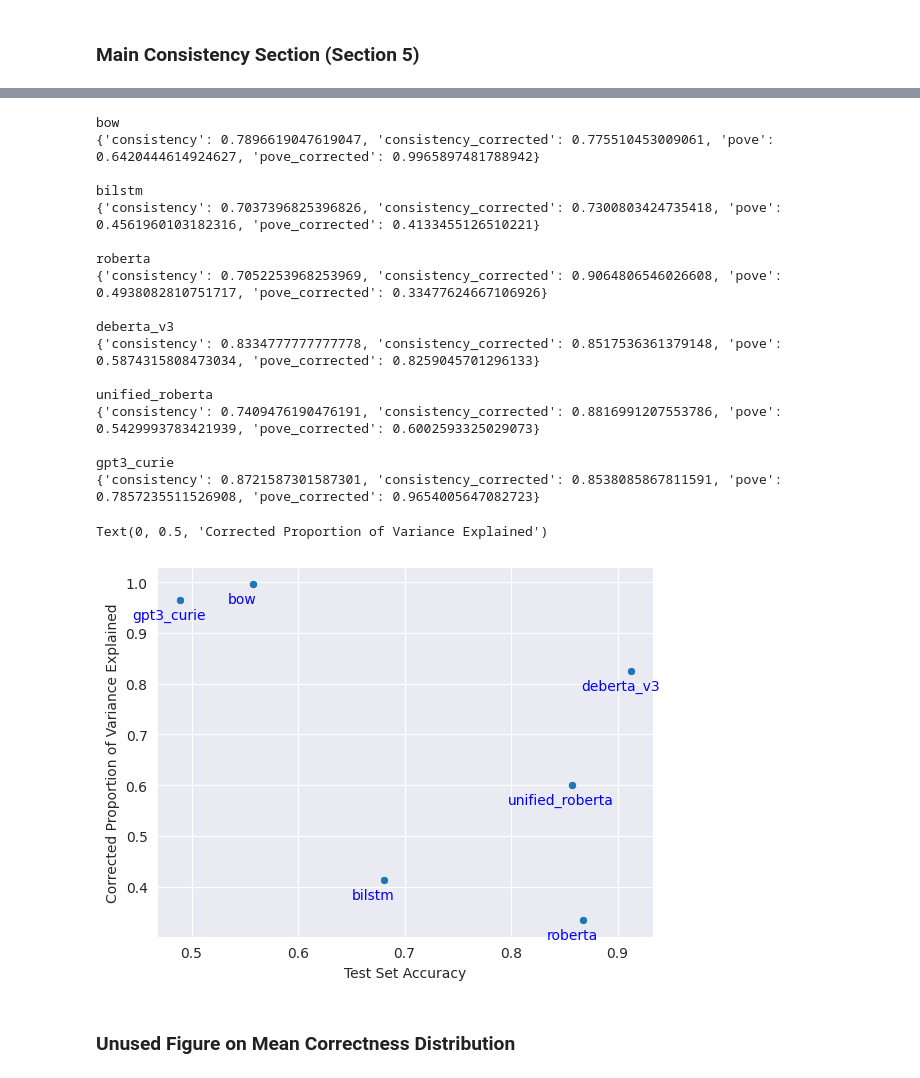
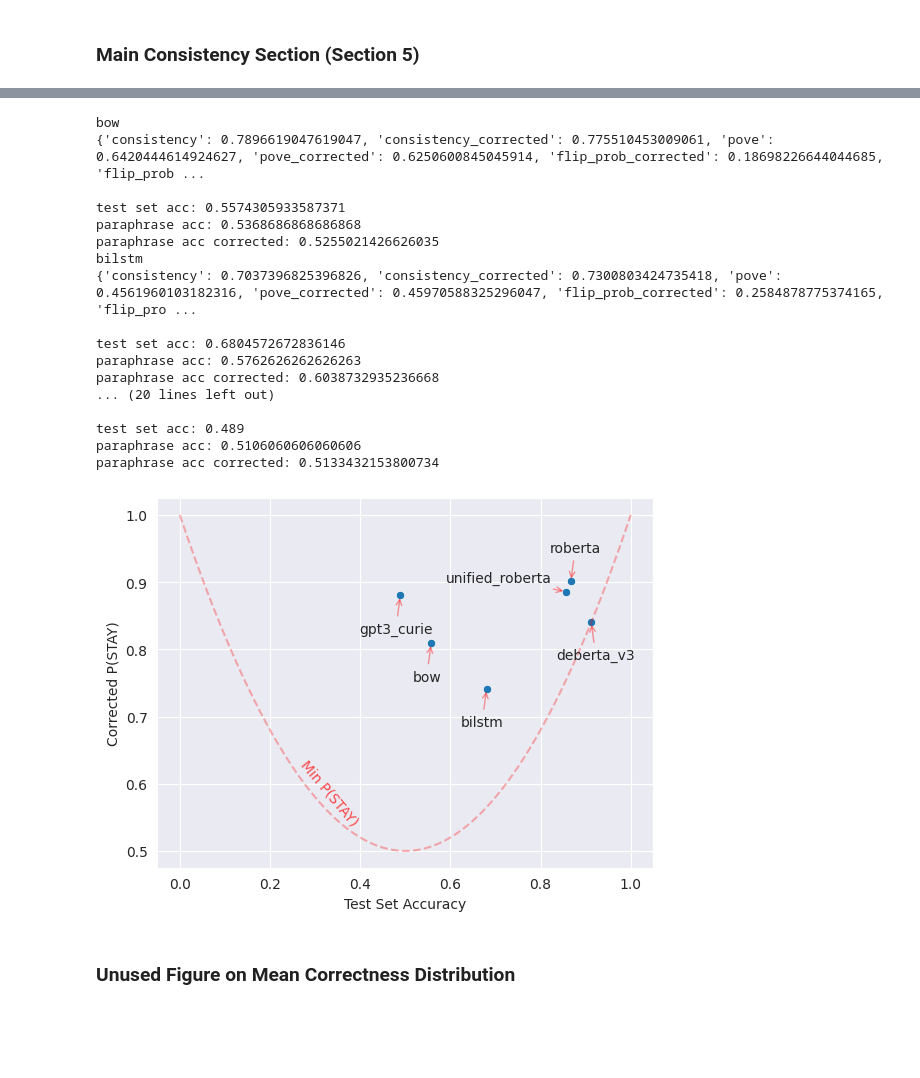
Before and after one commit to nehasrikn/paraphrase-nlu-internal, a Jupyter notebook: experiments/human_consistency/consistency_analysis.ipynb, the cells around one changed output, grey strips where cells are left out. Saved outputs shown, nothing was run; the diff lists cells and outputs as text; code cells hidden in the pictures; blank space fills up the shorter version.

Commit message:
pstay graph

```diff
--- a/experiments/human_consistency/consistency_analysis.ipynb
+++ b/experiments/human_consistency/consistency_analysis.ipynb
@@ -54,57 +59,79 @@ POVE-corrected: 0.2656007255507767
 ------------------------------------
 # %%
 from simple_colors import *
+sns.set_style('darkgrid')
 import matplotlib.pyplot as plt
+from adjustText import adjust_text  # Import adjust_text function
+
 x = []
 y = []
 names = []
 
 for model, results in human_results.items():
     analysis = results['snli-human']
     test_results = results['snli-test']
 
+    linguistic_robustness = analysis.linguistic_robustness_summary(test_results)
+
     print(green(model))
-    variance_law = analysis.law_of_total_variance_breakdown()
-    test_set_accuracy = test_results.accuracy
-    # print('Total variance:', variance_law['total_var_y'])
-    # print('Test set accuracy:', test_set_accuracy)
-    # print('Paraphrase acc:', analysis.paraphrase_accuracy())
-    # print('Variance of bernoulli with acc:', (analysis.paraphrase_accuracy() * (1-analysis.paraphrase_accuracy())))
+    print(linguistic_robustness)
+    print('\ntest set acc:', test_results.accuracy)
+    print('paraphrase acc:', analysis.paraphrase_accuracy())
+    print('paraphrase acc corrected:', analysis.calculate_weighted_paraphrase_accuracy(test_results))
 
-    print(analysis.linguistic_robustness_summary(test_results))
-
-    print()
-    x.append(test_set_accuracy)
-    y.append(analysis.calculate_weighted_proportion_explained(test_results))
+    x.append(test_results.accuracy) #analysis.calculate_weighted_paraphrase_accuracy(test_results)) #
+    y.append(linguistic_robustness['stay_prob_corrected'])
     names.append(model)
 
 sns.scatterplot(x=x, y=y)
-for i in range(len(names)):
-    plt.text(x[i]-0.01, y[i]-0.03, names[i], fontsize=10, ha='center', va='center', color='blue')
 
 ax = plt.gca()
 ax.set_xlabel("Test Set Accuracy")
-ax.set_ylabel("Corrected Proportion of Variance Explained")
+ax.set_ylabel("Corrected P(STAY)")
+
+for i in range(len(names)):
+    arrow_properties = dict(arrowstyle='->', connectionstyle='arc3', color='red', alpha=0.4)
+    if names[i] in ['gpt3_curie', 'bow', 'bilstm']:
+        positioning = (x[i] - 0.01, y[i] - 0.05)
+    elif names[i] == 'unified_roberta':
+        positioning = (x[i] - 0.15, y[i] + 0.02)
+    elif names[i] == 'deberta_v3':
+        positioning = (x[i] + 0.01, y[i] - 0.05)
+    else:
+        positioning = (x[i] + 0.01, y[i] + 0.05)
+
+    plt.annotate(names[i], xy=(x[i], y[i]), xytext=positioning, arrowprops=arrow_properties, fontsize=10, ha='center', va='center',)
+
+
+
+# plot the bowl
+bernoullis = np.linspace(0, 1, 1000)
+bernoulli_vars = bernoullis * (1-bernoullis)
+min_pstay = 1- 2*bernoulli_vars
+
+ax.plot(bernoullis, max_pstay, 'r--', label='Min P(STAY)', alpha=0.3)
+ax.annotate("Min P(STAY)", (bernoullis[400], min_pstay[400]+0.12), rotation=-50, ha='right', va='top', alpha=0.7, color='red')
+
+plt.show()
 # %% [output]
 bow
-{'consistency': 0.7896619047619047, 'consistency_corrected': 0.775510453009061, 'pove': 0.6420444614924627, 'pove_corrected': 0.9965897481788942}
+{'consistency': 0.7896619047619047, 'consistency_corrected': 0.775510453009061, 'pove': 0.6420444614924627, 'pove_corrected': 0.6250600845045914, 'flip_prob_corrected': 0.18698226644044685, 'flip_prob ...
 
+test set acc: 0.5574305933587371
+paraphrase acc: 0.5368686868686868
+paraphrase acc corrected: 0.5255021426626035
 bilstm
-{'consistency': 0.7037396825396826, 'consistency_corrected': 0.7300803424735418, 'pove': 0.4561960103182316, 'pove_corrected': 0.4133455126510221}
+{'consistency': 0.7037396825396826, 'consistency_corrected': 0.7300803424735418, 'pove': 0.4561960103182316, 'pove_corrected': 0.45970588325296047, 'flip_prob_corrected': 0.2584878775374165, 'flip_pro ...
 
-roberta
-{'consistency': 0.7052253968253969, 'consistency_corrected': 0.9064806546026608, 'pove': 0.4938082810751717, 'pove_corrected': 0.33477624667106926}
+test set acc: 0.6804572672836146
+paraphrase acc: 0.5762626262626263
+paraphrase acc corrected: 0.6038732935236668
+... (20 lines left out)
 
-deberta_v3
-{'consistency': 0.8334777777777778, 'consistency_corrected': 0.8517536361379148, 'pove': 0.5874315808473034, 'pove_corrected': 0.8259045701296133}
-
-unified_roberta
-{'consistency': 0.7409476190476191, 'consistency_corrected': 0.8816991207553786, 'pove': 0.5429993783421939, 'pove_corrected': 0.6002593325029073}
-
-gpt3_curie
-{'consistency': 0.8721587301587301, 'consistency_corrected': 0.8538085867811591, 'pove': 0.7857235511526908, 'pove_corrected': 0.9654005647082723}
+test set acc: 0.489
+paraphrase acc: 0.5106060606060606
+paraphrase acc corrected: 0.5133432153800734
-Text(0, 0.5, 'Corrected Proportion of Variance Explained')
-[figure, old version]
+[figure, new version]
 # %%
 import plotly.express as px
 
```
Also changed, not shown: parts of 2 cells of this notebook.
